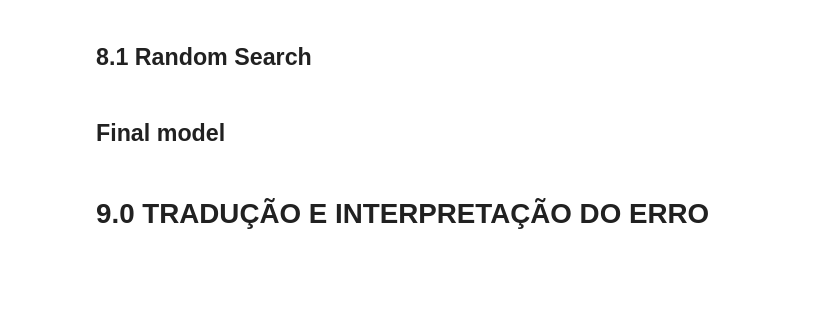
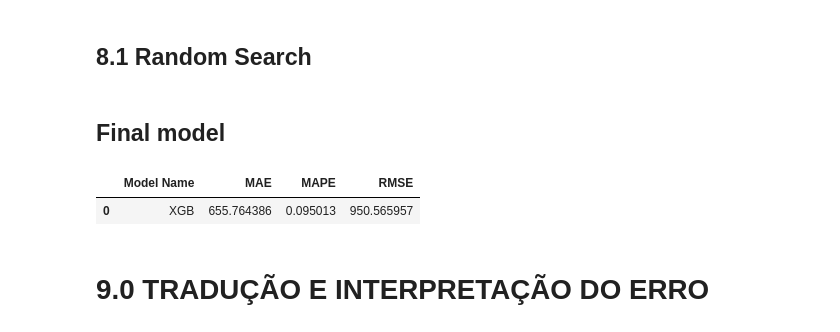
Before and after one commit to MayconRochaaa/rossmann_project, a Jupyter notebook: store_sales_prediction.ipynb, the cells around one changed output. Saved outputs shown, nothing was run; the diff lists cells and outputs as text; code cells hidden in the pictures; blank space fills up the shorter version.

```diff
--- a/store_sales_prediction.ipynb
+++ b/store_sales_prediction.ipynb
@@ -951,17 +1027,21 @@ param_tuned = {'eta': 0.3,
                'min_child_weight': 1}
 # %%
 model_xgb_tuned = xgb.XGBRegressor(objective='reg:squarederror',
-                                   n_estimators = 3000,
+                                   n_estimators = 500,
                                    eta = param_tuned['eta'],
                                    max_depth = param_tuned['max_depth'],
                                    subsample = param_tuned['subsample'],
                                    colsample_bytree=param_tuned['colsample_bytree'],
                                    min_child_weight=param_tuned['min_child_weight']).fit(x_train, y_train)
 
+
 yhat_tuned = model_xgb_tuned.predict(x_teste)
 
-result_tuned = ml_error('XGB', y_teste, yhat_tuned)
+result_tuned = ml_error('XGB', np.expm1(y_teste), np.expm1(yhat_tuned))
 result_tuned
+# %% [output]
+|  | Model Name | MAE | MAPE | RMSE |
+| 0 | XGB | 655.764386 | 0.095013 | 950.565957 |
 # %% [markdown]
 # 9.0 TRADUÇÃO E INTERPRETAÇÃO DO ERRO
 # %%
```
Also changed, not shown: parts of 39 cells of this notebook, 2 other files.
